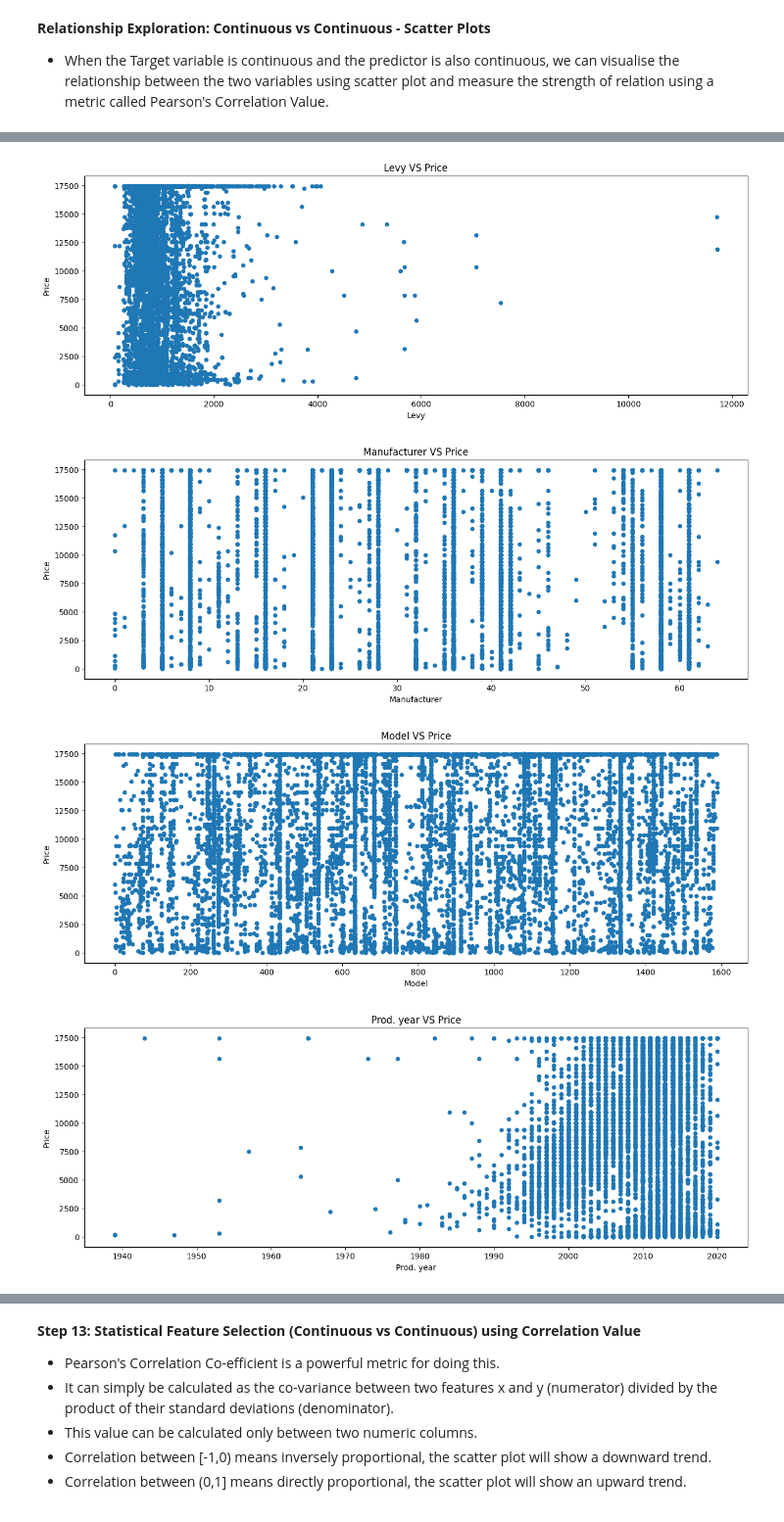
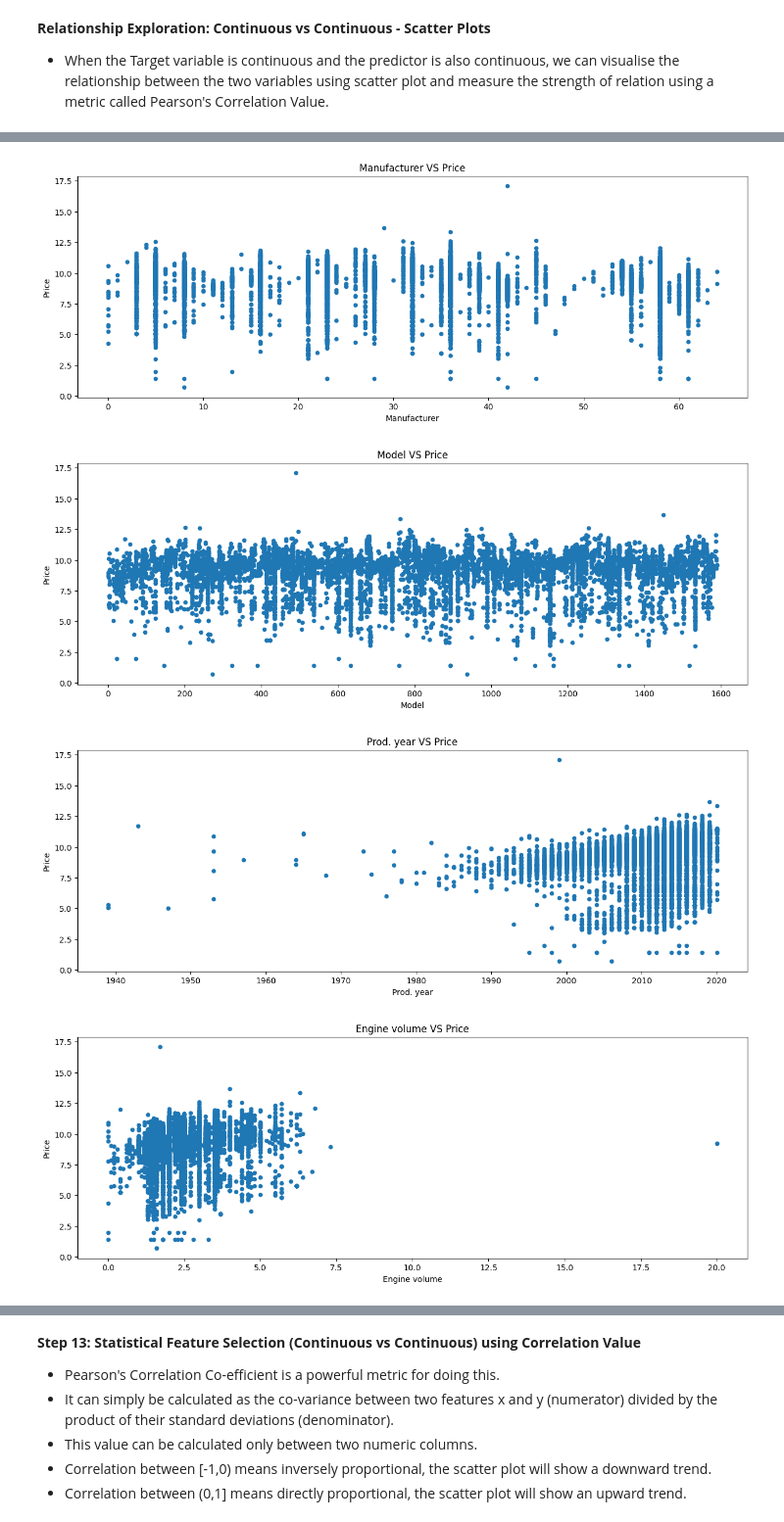
Before and after one commit to ondreiya/capstone, a Jupyter notebook: car_price_prediction.ipynb, the cells around one changed output, grey strips where cells are left out. Shown at 98% size. Cells and saved outputs as stored; diff of their text form; code cells hidden in the pictures.

```diff
--- a/car_price_prediction.ipynb
+++ b/car_price_prediction.ipynb
@@ -154,10 +152,13 @@ Continuous Target Variable:
 *   When performing Regression Algorithm modelling and analysis, we need to make sure the histogram looks like a bell curve or a slightly skewed version of it. Otherwise, it will impact the Machine Learning algorithm's ability to learn all the scenarios from the data.
 # %%
 import matplotlib.pyplot as plt
-
+import numpy as np
 %matplotlib inline
 # Creating histogram as the target variable is continuous.
 # This will help us understand the distribution of the Price values.
+print("Price Before:\n" , car_price['Price'])
+car_price['Price'] = np.log(car_price['Price'] + 1)
 
 car_price["Price"].hist()
+print("Price After:\n" , car_price['Price'])
 # %% [output]
@@ -431,6 +448,6 @@ Observation: Above result shows the nearest logical value is 17484, hence, repla
 # %%
 # Replacing outliers with nearest possible value
-car_price["Price"][car_price["Price"]>17500] =17484
+car_price["Levy"][car_price["Levy"]>5000] =4860
 # %% [markdown]
 **Step 10: Visualising Data Distribution after Outlier Removal**
 # %%
@@ -510,7 +527,7 @@ dtype: int64
 
 * When the Target variable is continuous and the predictor is also continuous, we can visualise the relationship between the two variables using scatter plot and measure the strength of relation using a metric called Pearson's Correlation Value.
 # %%
-ContinuousCols=["ID", "Levy", "Manufacturer", "Model", "Prod. year",
+ContinuousCols=["ID", "Manufacturer", "Model", "Prod. year",
                 "Engine volume", "Mileage"]
 
 # Plotting scatter chart for each predictor vs the target variable
@@ -521,4 +538,4 @@ for predictor in ContinuousCols:
-[figure, old version]
+[figure, new version]
-[figure, old version]
+[figure, new version]
-[figure, old version]
+[figure, new version]
-[figure, old version]
+[figure, new version]
```
Also changed, not shown: parts of 30 cells of this notebook.
